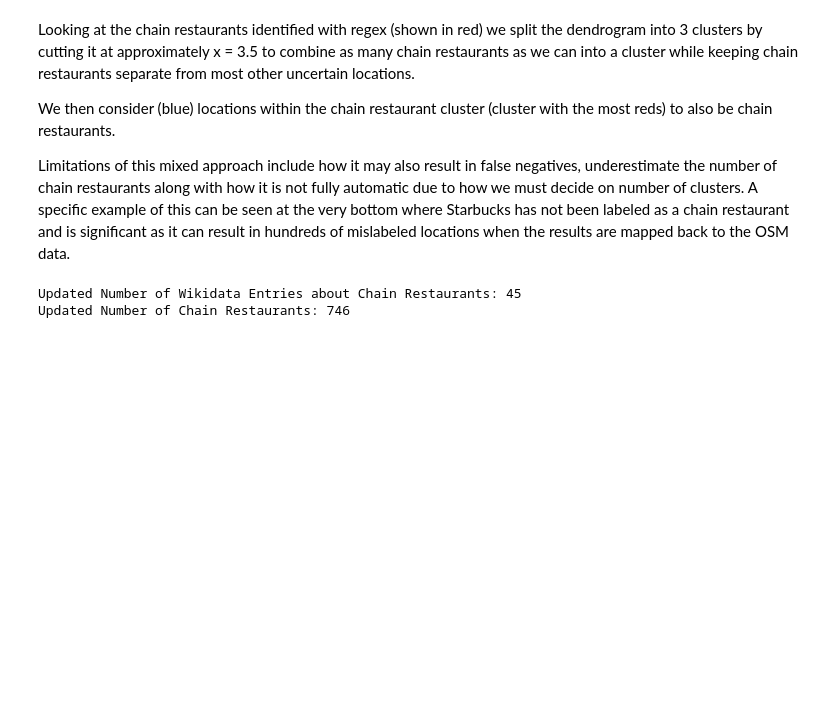
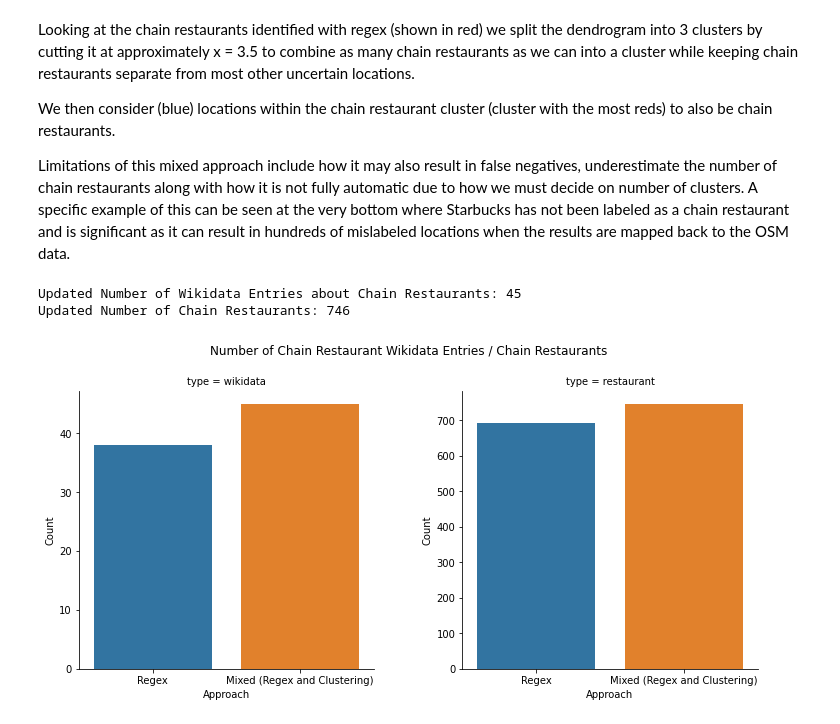
Before and after one commit to ys-lin14/cmpt-353-project, a Jupyter notebook: identify_chain_restaurants.ipynb, the cells around one changed output. Cells and saved outputs as stored; diff of their text form; code cells hidden in the pictures; blank space fills up the shorter version.

Commit message:
add barplot comparing number of chain restaurant / chain restaurant qids identified using regex and mixed approach

```diff
--- a/identify_chain_restaurants.ipynb
+++ b/identify_chain_restaurants.ipynb
@@ -137,6 +138,39 @@ print(f'Updated Number of Chain Restaurants: {updated_num_chain_restaurants}')
 # %% [output]
 Updated Number of Wikidata Entries about Chain Restaurants: 45
 Updated Number of Chain Restaurants: 746
+# %%
+# combine number of chain restaurants / chain restaurant qids from regex and mixed approach
+regex_approach_df = transform.num_to_long_df(
+    num_chain_restaurant_qids,
+    num_chain_restaurants,
+    'Regex'
+)
+mixed_approach_df = transform.num_to_long_df(
+    updated_num_chain_restaurant_qids,
+    updated_num_chain_restaurants,
+    'Mixed (Regex and Clustering)'
+)
+both_approach_df = pd.concat((regex_approach_df, mixed_approach_df))
+both_approach_df.reset_index(drop=True, inplace=True)
+# %%
+# visualize differences between regex and mixed approach
+approach_plot = sns.catplot(
+    data=both_approach_df,
+    x='approach',
+    y='value',
+    col='type',
+    kind='bar',
+    sharey=False
+)
+approach_plot.set(
+    xlabel='Approach',
+    ylabel='Count'
+)
+plt.suptitle('Number of Chain Restaurant Wikidata Entries / Chain Restaurants')
+plt.subplots_adjust(wspace=0.3, top=0.85)
+plt.show()
+# %% [output]
+[figure, added]
 # %%
 # convert to dataframe and write to json
 final_chain_restaurant_qids = pd.DataFrame.from_dict(
```
Also changed, not shown: parts of 1 cell of this notebook.
